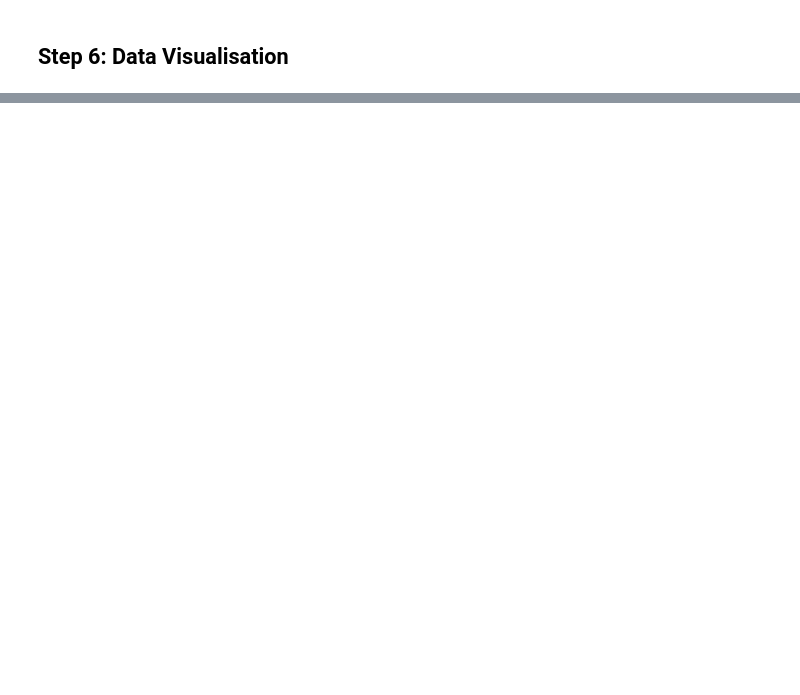
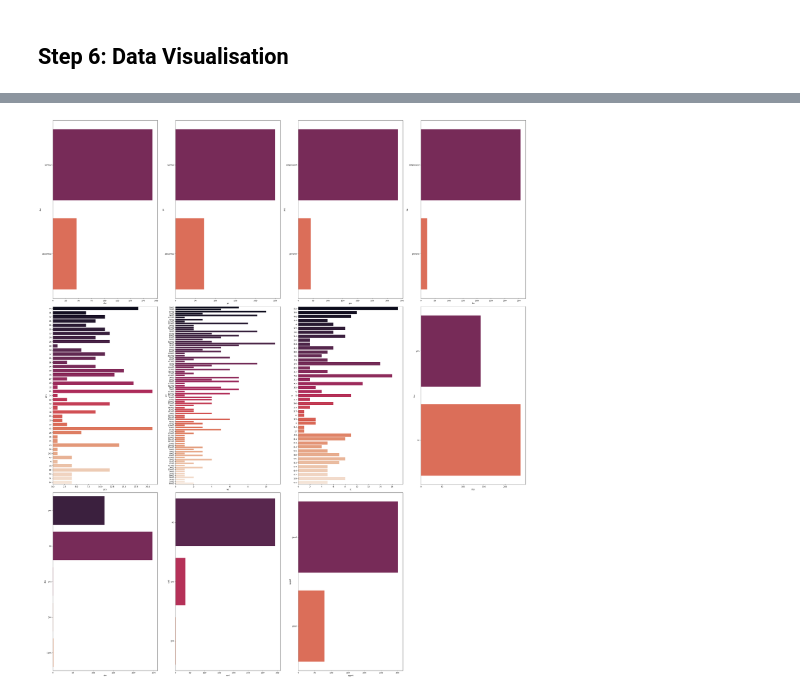
Before and after one commit to SimranS22/Kidney-Disease-Prediction-Model, a Jupyter notebook: Notebook/Kidney-disease-prediction-model.ipynb, the cells around one changed output, grey strips where cells are left out. Cells and saved outputs as stored; diff of their text form; code cells hidden in the pictures; blank space fills up the shorter version.

```diff
--- a/Notebook/Kidney-disease-prediction-model.ipynb
+++ b/Notebook/Kidney-disease-prediction-model.ipynb
@@ -333,0 +336,3 @@ sns.boxplot(x = 'classification', data=df, color='Grey')
+# %%
+cat_cols = [col for col in df.columns if df[col].dtype == 'object']
+num_cols = [col for col in df.columns if df[col].dtype != 'object']
@@ -334,2 +362,16 @@ sns.boxplot(x = 'classification', data=df, color='Grey')
 # %% [markdown]
 ## Step 6: Data Visualisation
+# %%
+plt.figure(figsize = (20, 15))
+plotnumber = 1
+
+for column in num_cols:
+    if plotnumber <= 14:
+        ax = plt.subplot(3, 5, plotnumber)
+        sns.distplot(df[column])
+        plt.xlabel(column)
+
+    plotnumber += 1
+
+plt.tight_layout()
+plt.show()
@@ -335,0 +380,18 @@ sns.boxplot(x = 'classification', data=df, color='Grey')
+# %%
+# looking at categorical columns
+
+plt.figure(figsize = (35, 40))
+plotnumber = 1
+
+for column in cat_cols:
+    if plotnumber <= 11:
+        ax = plt.subplot(3, 4, plotnumber)
+        sns.countplot(df[column], palette = 'rocket')
+        plt.xlabel(column)
+
+    plotnumber += 1
+
+plt.tight_layout()
+plt.show()
+# %% [output]
+[figure, added]
```
Also changed, not shown: parts of 9 cells of this notebook.
